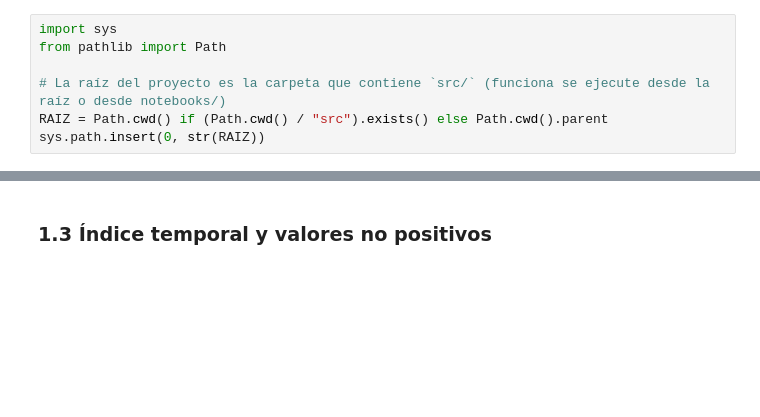
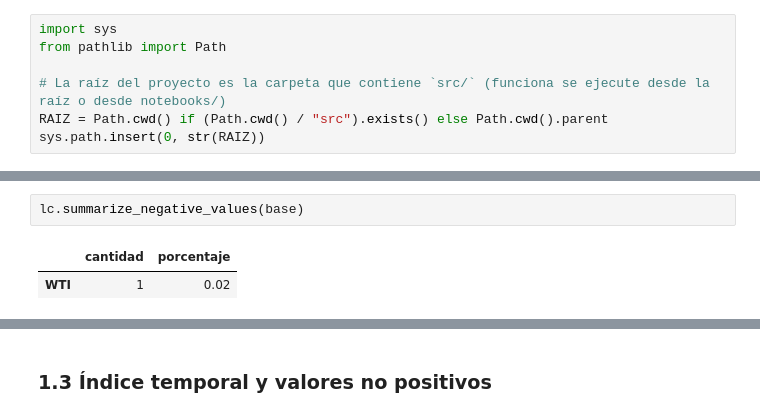
Before and after one commit to darlamai/proyecto_final_ml_wti, a Jupyter notebook: notebooks/01.eda_raw.ipynb, the cells around one changed output, grey strips where cells are left out. Drawn from its saved outputs; the diff is of its cells as text; blank space fills up the shorter version.

```diff
--- a/notebooks/01.eda_raw_transf.ipynb
+++ b/notebooks/01.eda_raw.ipynb
@@ -110,0 +118,5 @@ Se eliminan para **todas** las series, así que el retorno del día siguiente a
+# %%
+lc.summarize_negative_values(base)
+# %% [output]
+|  | cantidad | porcentaje |
+| WTI | 1 | 0.02 |
```
Also changed, not shown: parts of 25 cells of this notebook, 19 other files.
